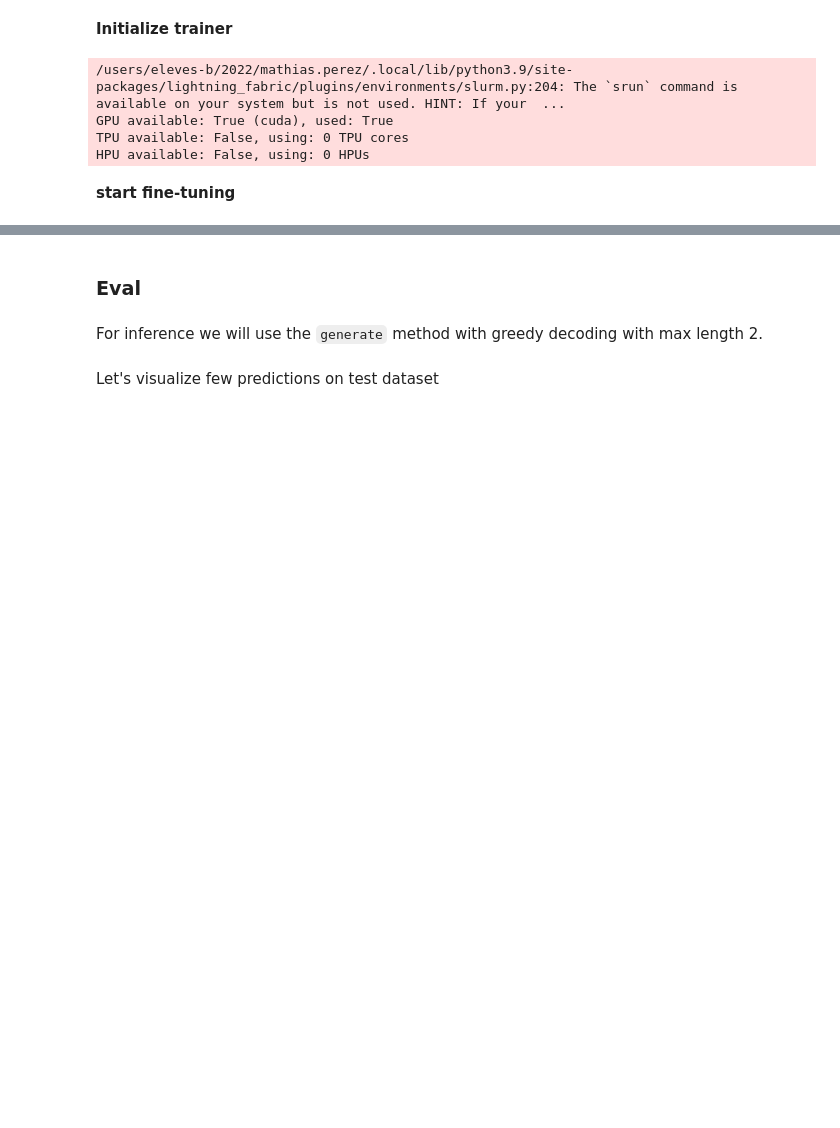
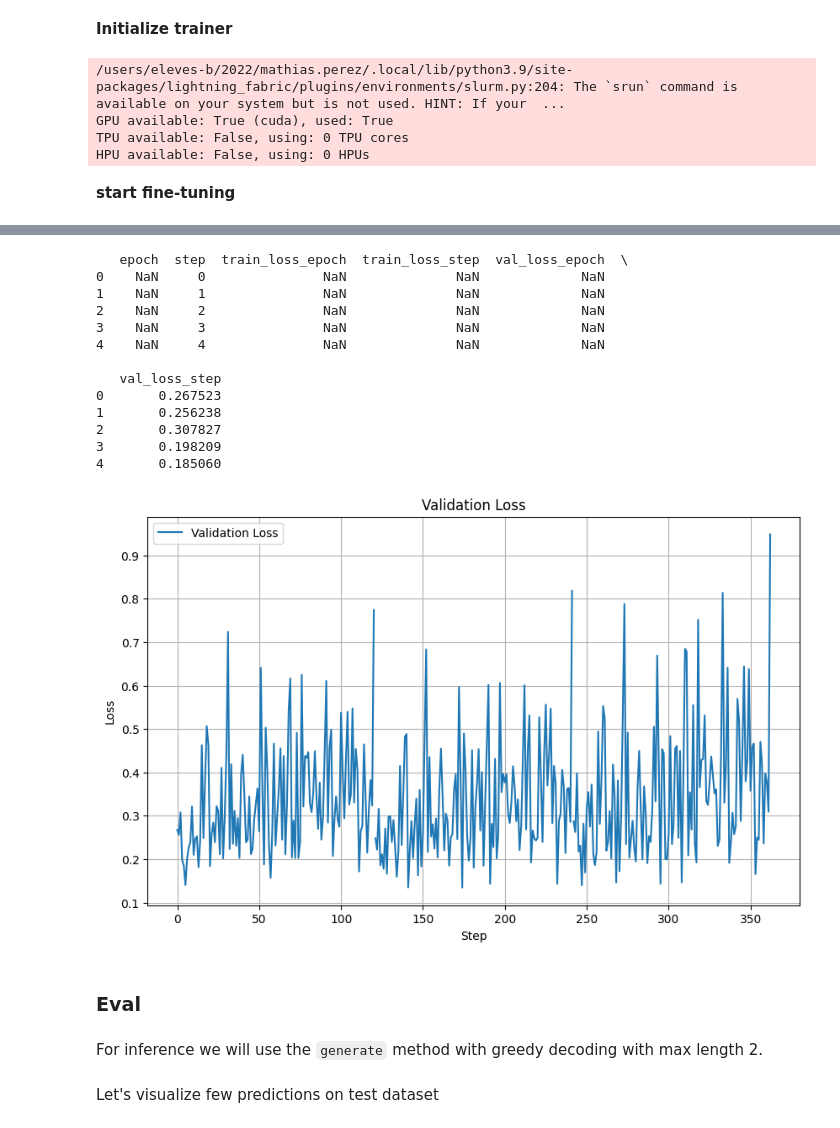
Before and after one commit to Mathixx/JuridixAssistant, a Jupyter notebook: ft_T5/t5_fine_tuning.ipynb, the cells around one changed output, grey strips where cells are left out. Drawn from its saved outputs; the diff is of its cells as text; code cells hidden in the pictures; blank space fills up the shorter version.

```diff
--- a/ft_T5/t5_fine_tuning.ipynb
+++ b/ft_T5/t5_fine_tuning.ipynb
@@ -499,26 +500,39 @@ model.model.save_pretrained('/users/eleves-b/2022/mathias.perez/Desktop/JuridixA
 # %%
 # Path to your CSV metrics file (update this path as needed)
-metrics_file = f"csv_logs/{model_name}/version_0/metrics.csv"
+metrics_file = f"csv_logs/{model_name}/version_2/metrics.csv"
 
 # Load the metrics CSV into a DataFrame
 df = pd.read_csv(metrics_file)
 
 # Display the DataFrame to see its contents
 print(df.head())
 
 # Plot training and validation loss over epochs (assuming columns 'train_loss' and 'val_loss' exist)
 plt.figure(figsize=(10, 6))
-if "train_loss" in df.columns:
-    plt.plot(df["epoch"], df["train_loss"], label="Training Loss")
-if "val_loss" in df.columns:
-    plt.plot(df["epoch"], df["val_loss"], label="Validation Loss")
+if "val_loss_step" in df.columns:
+    plt.plot(df["step"], df["val_loss_step"], label="Validation Loss")
 
-plt.xlabel("Epoch")
+plt.xlabel("Step")
 plt.ylabel("Loss")
-plt.title("Training and Validation Loss")
+plt.title("Validation Loss")
 plt.legend()
 plt.grid(True)
 plt.show()
+# %% [output]
+   epoch  step  train_loss_epoch  train_loss_step  val_loss_epoch  \
+0    NaN     0               NaN              NaN             NaN
+1    NaN     1               NaN              NaN             NaN
+2    NaN     2               NaN              NaN             NaN
+3    NaN     3               NaN              NaN             NaN
+4    NaN     4               NaN              NaN             NaN
+
+   val_loss_step
+0       0.267523
+1       0.256238
+2       0.307827
+3       0.198209
+4       0.185060
+[figure, added]
 # %% [markdown]
 ### Eval
 # %% [markdown]
```
Also changed, not shown: parts of 13 cells of this notebook, 8 other files.
